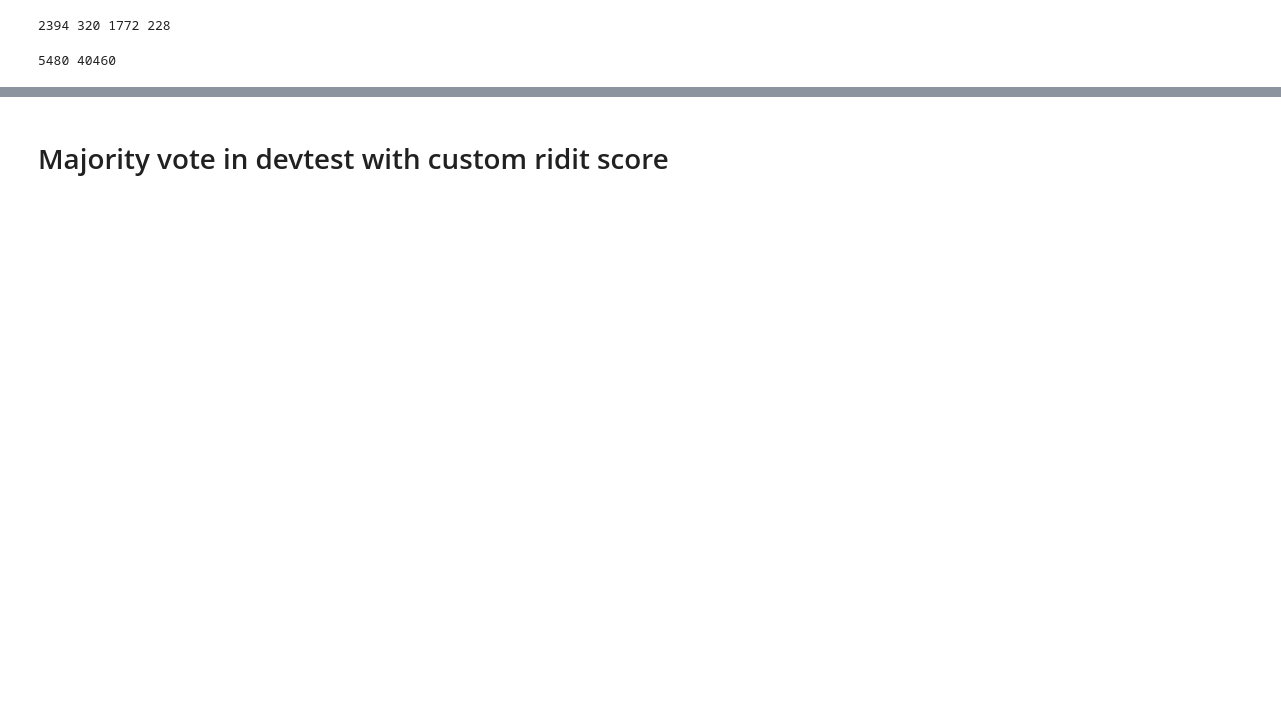
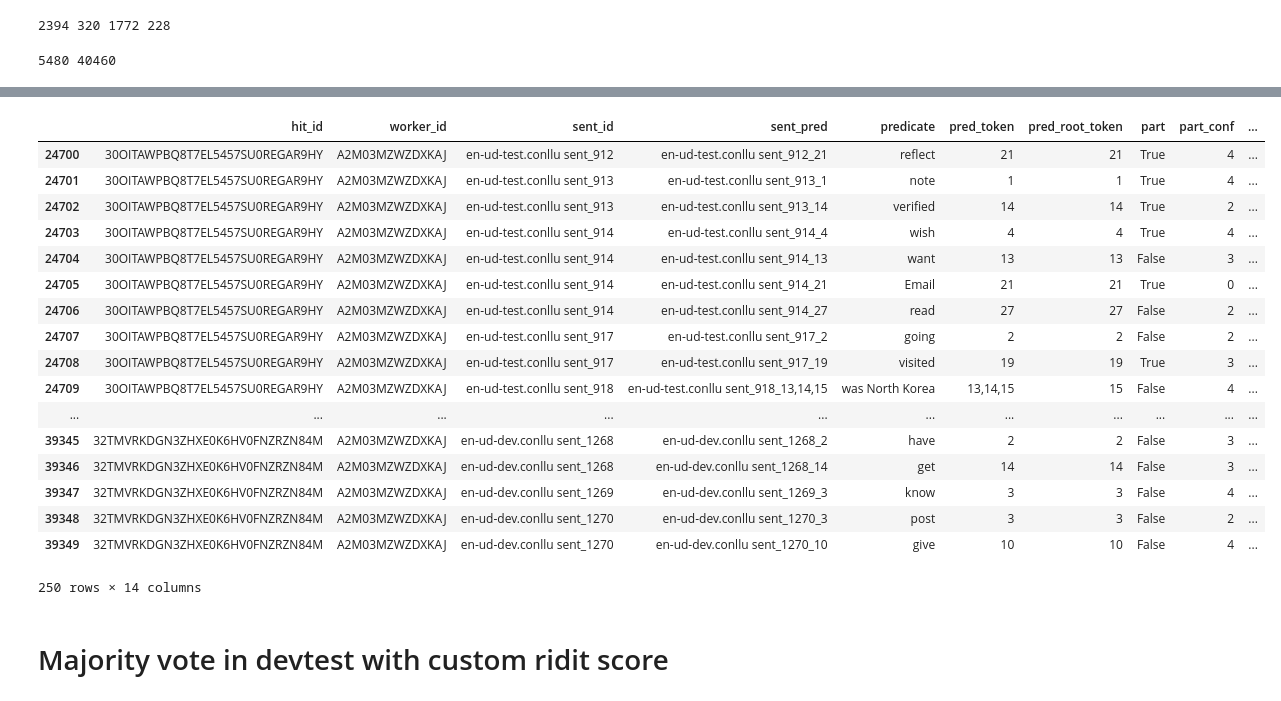
Before and after one commit to mdheller/factslab-protocols, a Jupyter notebook: genericity_protocol/analysis/pred_long_form.ipynb, the cells around one changed output, grey strips where cells are left out. Cells and saved outputs as stored; diff of their text form; code cells hidden in the pictures; blank space fills up the shorter version.

```diff
--- a/genericity_protocol/analysis/pred_long_form.ipynb
+++ b/genericity_protocol/analysis/pred_long_form.ipynb
@@ -112,3 +109,29 @@ data = data.append(data_c, ignore_index=True)
+# %%
+# train_data_c = data_c[data_c['sent_id'][6:11] == "train"]
+data = data.append(data_c, ignore_index=True)
+
+import re
+ud_path = "/Users/venkat/Downloads/UD_English-r1.2/"
+
+files = ['en-ud-train.conllu', 'en-ud-dev.conllu', 'en-ud-test.conllu']
+lemmas = {}
+for file in files:
+    with open(ud_path + file, 'r') as f:
+        iden = 0
+        a = ""
+        words = []
+        for line in f:
+            if line != "\n":
+                words.append(line.split("\t")[2])
+            else:
+                iden += 1
+                sent_id = file + " sent_" + str(iden)
+                lemmas[sent_id] = words
+                words = []
+
+data['lemma'] = None
+for i, _ in data.iterrows():
+    data.at[i, 'lemma'] = lemmas[data.at[i, 'sent_id']][int(data.at[i, 'pred_root_token'])]
 # %%
 # Create long form dataset
 long_cols = ['Split', 'Annotator.ID','Sentence.ID','Pred.Root.Token', 'Pred.Tokens','Predicate',
@@ -141,3 +162,33 @@ long_data.to_csv('long_data.tsv', sep="\t", index=False)
+# %%
+data[data['worker_id']=="A2M03MZWZDXKAJ"]
+# print(set(data[data['worker_id']=="ALHY51S8HRIWS"]['hit_id'].tolist()))
+# print(len(data[data['worker_id']=="ALHY51S8HRIWS"]))
+# data = data.rename(columns={'worker_id':'Annotator.ID', 'sent_id':'Sentence.ID',
+#                               'pred_root_token':'Pred.Root.Token', 'pred_token':'Pred.Tokens',
+#                               'predicate':'Predicate', 'lemma':'Predicate.Lemma',
+#                               'part':'Is.Particular', 'part_conf':'Part.Confidence',
+#                               'dyn':'Is.Dynamic', 'dyn_conf':'Dyn.Confidence',
+#                               'hyp':'Is.Hypothetical', 'hyp_conf':'Hyp.Confidence'})
+# data.to_csv('pred_raw_data.tsv', sep="\t", index=False)
+# %% [output]
+|  | hit_id | worker_id | sent_id | sent_pred | predicate | pred_token | pred_root_token | part | part_conf | ... |
+| 24700 | 30OITAWPBQ8T7EL5457SU0REGAR9HY | A2M03MZWZDXKAJ | en-ud-test.conllu sent_912 | en-ud-test.conllu sent_912_21 | reflect | 21 | 21 | True | 4 | ... |
+| 24701 | 30OITAWPBQ8T7EL5457SU0REGAR9HY | A2M03MZWZDXKAJ | en-ud-test.conllu sent_913 | en-ud-test.conllu sent_913_1 | note | 1 | 1 | True | 4 | ... |
+| 24702 | 30OITAWPBQ8T7EL5457SU0REGAR9HY | A2M03MZWZDXKAJ | en-ud-test.conllu sent_913 | en-ud-test.conllu sent_913_14 | verified | 14 | 14 | True | 2 | ... |
+| 24703 | 30OITAWPBQ8T7EL5457SU0REGAR9HY | A2M03MZWZDXKAJ | en-ud-test.conllu sent_914 | en-ud-test.conllu sent_914_4 | wish | 4 | 4 | True | 4 | ... |
+| 24704 | 30OITAWPBQ8T7EL5457SU0REGAR9HY | A2M03MZWZDXKAJ | en-ud-test.conllu sent_914 | en-ud-test.conllu sent_914_13 | want | 13 | 13 | False | 3 | ... |
+| 24705 | 30OITAWPBQ8T7EL5457SU0REGAR9HY | A2M03MZWZDXKAJ | en-ud-test.conllu sent_914 | en-ud-test.conllu sent_914_21 | Email | 21 | 21 | True | 0 | ... |
+| 24706 | 30OITAWPBQ8T7EL5457SU0REGAR9HY | A2M03MZWZDXKAJ | en-ud-test.conllu sent_914 | en-ud-test.conllu sent_914_27 | read | 27 | 27 | False | 2 | ... |
+| 24707 | 30OITAWPBQ8T7EL5457SU0REGAR9HY | A2M03MZWZDXKAJ | en-ud-test.conllu sent_917 | en-ud-test.conllu sent_917_2 | going | 2 | 2 | False | 2 | ... |
+| 24708 | 30OITAWPBQ8T7EL5457SU0REGAR9HY | A2M03MZWZDXKAJ | en-ud-test.conllu sent_917 | en-ud-test.conllu sent_917_19 | visited | 19 | 19 | True | 3 | ... |
+| 24709 | 30OITAWPBQ8T7EL5457SU0REGAR9HY | A2M03MZWZDXKAJ | en-ud-test.conllu sent_918 | en-ud-test.conllu sent_918_13,14,15 | was North Korea | 13,14,15 | 15 | False | 4 | ... |
+| ... | ... | ... | ... | ... | ... | ... | ... | ... | ... | ... |
+| 39345 | 32TMVRKDGN3ZHXE0K6HV0FNZRZN84M | A2M03MZWZDXKAJ | en-ud-dev.conllu sent_1268 | en-ud-dev.conllu sent_1268_2 | have | 2 | 2 | False | 3 | ... |
+| 39346 | 32TMVRKDGN3ZHXE0K6HV0FNZRZN84M | A2M03MZWZDXKAJ | en-ud-dev.conllu sent_1268 | en-ud-dev.conllu sent_1268_14 | get | 14 | 14 | False | 3 | ... |
+| 39347 | 32TMVRKDGN3ZHXE0K6HV0FNZRZN84M | A2M03MZWZDXKAJ | en-ud-dev.conllu sent_1269 | en-ud-dev.conllu sent_1269_3 | know | 3 | 3 | False | 4 | ... |
+| 39348 | 32TMVRKDGN3ZHXE0K6HV0FNZRZN84M | A2M03MZWZDXKAJ | en-ud-dev.conllu sent_1270 | en-ud-dev.conllu sent_1270_3 | post | 3 | 3 | False | 2 | ... |
+| 39349 | 32TMVRKDGN3ZHXE0K6HV0FNZRZN84M | A2M03MZWZDXKAJ | en-ud-dev.conllu sent_1270 | en-ud-dev.conllu sent_1270_10 | give | 10 | 10 | False | 4 | ... |
+250 rows × 14 columns
 # %% [markdown]
 # Majority vote in devtest with custom ridit score
 # %%
```
Also changed, not shown: parts of 4 cells of this notebook, 1 other file.
